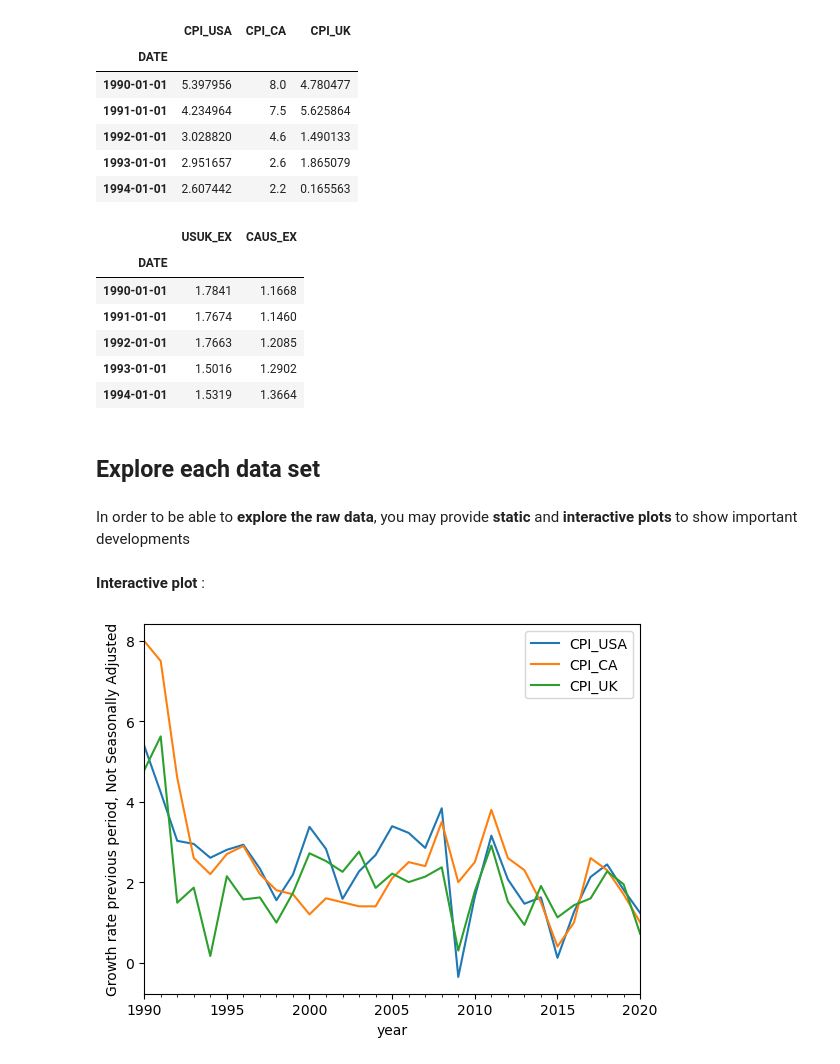
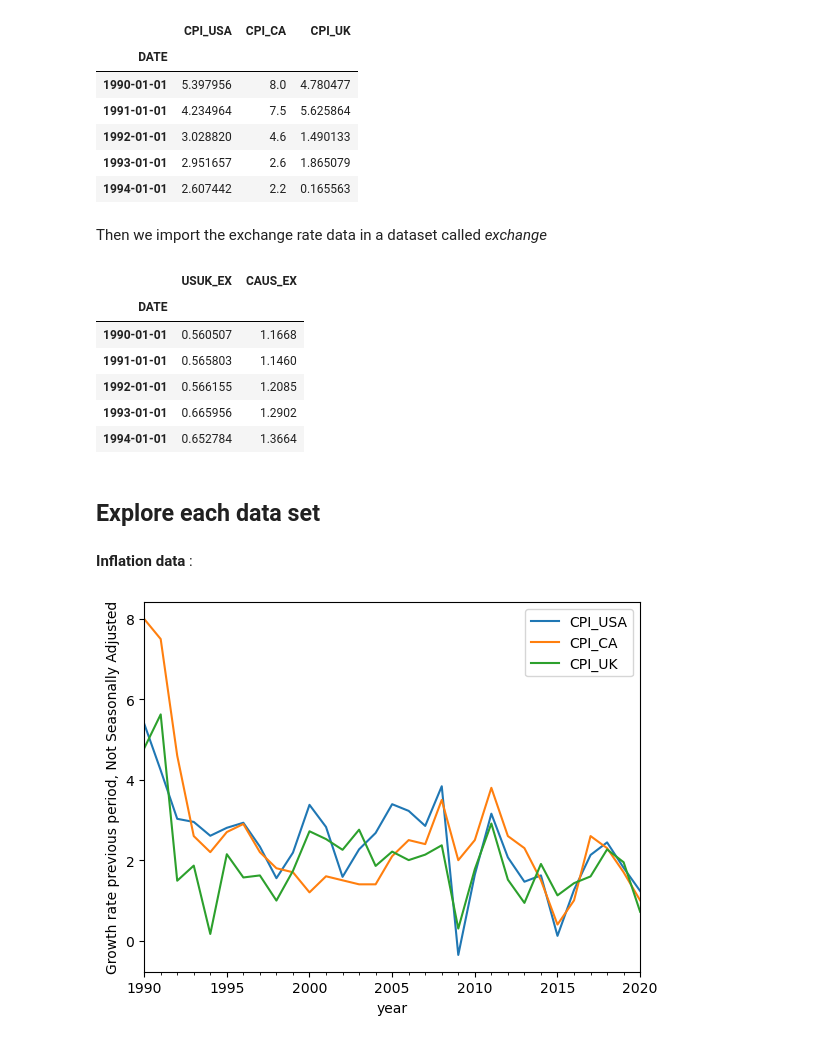
Before and after one commit to NumEconCopenhagen/projects-2024-kbh-herning, a Jupyter notebook: dataproject/dataproject.ipynb, the cells around one changed output. Saved outputs shown, nothing was run; the diff lists cells and outputs as text; code cells hidden in the pictures.

```diff
--- a/dataproject/dataproject.ipynb
+++ b/dataproject/dataproject.ipynb
@@ -80,25 +79,27 @@ inflation.head(5)
 | 1992-01-01 | 3.028820 | 4.6 | 1.490133 |
 | 1993-01-01 | 2.951657 | 2.6 | 1.865079 |
 | 1994-01-01 | 2.607442 | 2.2 | 0.165563 |
+# %% [markdown]
+Then we import the exchange rate data in a dataset called *exchange*
 # %%
 # Call the FRED api using pandas_datareader
 exchange = pandas_datareader.data.DataReader([EX_UK, EX_CAN], 'fred', start, end)
 exchange = exchange.rename(columns = {'AEXUSUK':'USUK_EX','AEXCAUS':'CAUS_EX'})
-exchange.head(5)
+exchange['USUK_EX'] = 1 / exchange['USUK_EX']
+
+exchange.head()
 # %% [output]
 |  | USUK_EX | CAUS_EX |
 | DATE |  |  |
-| 1990-01-01 | 1.7841 | 1.1668 |
-| 1991-01-01 | 1.7674 | 1.1460 |
-| 1992-01-01 | 1.7663 | 1.2085 |
-| 1993-01-01 | 1.5016 | 1.2902 |
-| 1994-01-01 | 1.5319 | 1.3664 |
+| 1990-01-01 | 0.560507 | 1.1668 |
+| 1991-01-01 | 0.565803 | 1.1460 |
+| 1992-01-01 | 0.566155 | 1.2085 |
+| 1993-01-01 | 0.665956 | 1.2902 |
+| 1994-01-01 | 0.652784 | 1.3664 |
 # %% [markdown]
 ## Explore each data set
-# %% [markdown]
-In order to be able to **explore the raw data**, you may provide **static** and **interactive plots** to show important developments
-# %% [markdown]
-**Interactive plot** :
+# %% [markdown]
+**Inflation data** :
 # %%
 fig = plt.figure()
 ax = fig.add_subplot(1,1,1)
```
Also changed, not shown: parts of 32 cells of this notebook.
